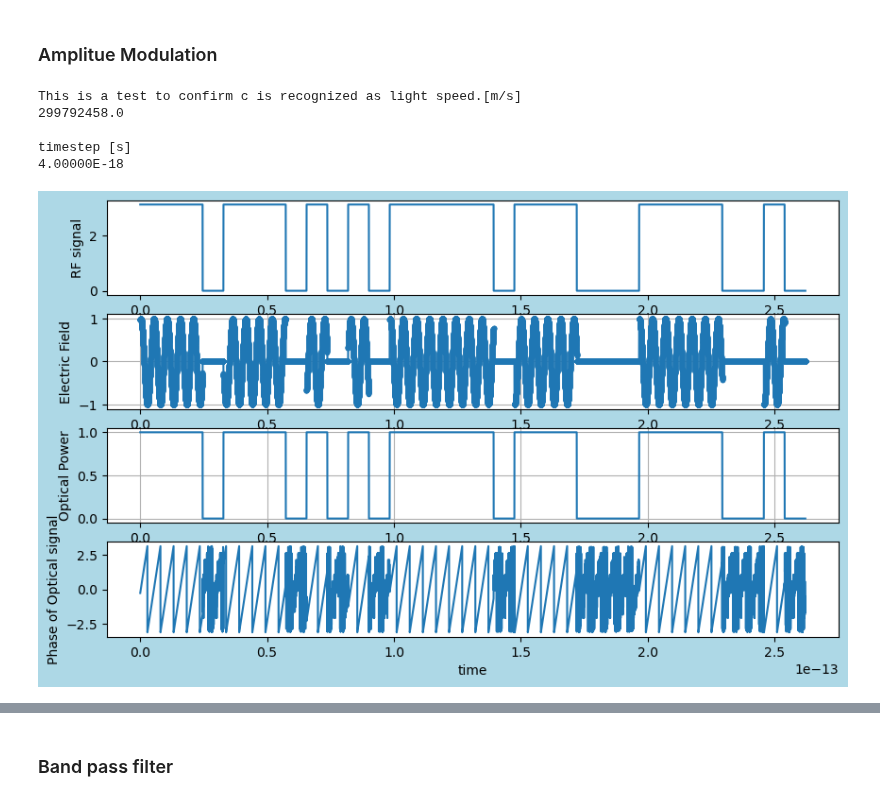
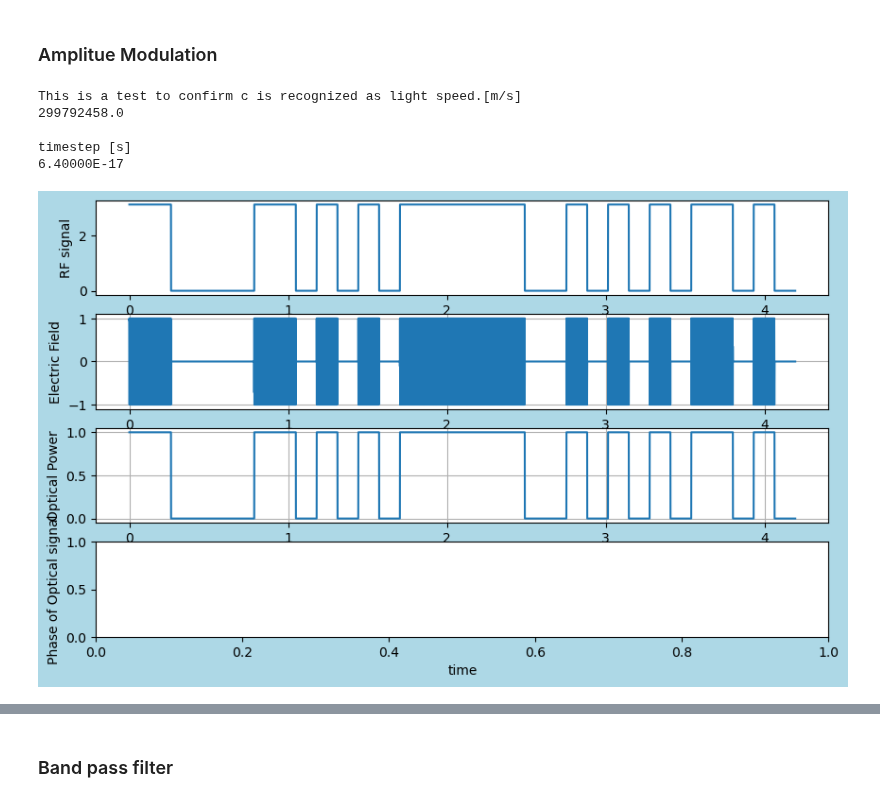
Before and after one commit to tacticstactics/Optical-pulse-broadening, a Jupyter notebook: pulse_broadening_in_optical_filter_main.ipynb, the cells around one changed output, grey strips where cells are left out. Drawn from its saved outputs; the diff is of its cells as text; code cells hidden in the pictures.

```diff
--- a/pulse_broadening_in_optical_filter_main.ipynb
+++ b/pulse_broadening_in_optical_filter_main.ipynb
@@ -15,7 +15,7 @@ from prbs_def import prbs_1, prbs_2
 
 
 samplerate = 2 **16 # Number of Points
-timestep = 4e-18 #[s]
+timestep = 64e-18 #[s]
 
 print("This is a test to confirm c is recognized as light speed.[m/s]")
 print(c)
@@ -27,8 +27,8 @@ print('')
 
 tcol = np.linspace(0.0, timestep * samplerate, samplerate, endpoint=False)
 
-wl1 = 1550e-9
-wl2 = 1550e-9
+wl1 = 550e-9
+wl2 = 550e-9
 
 # If wl1 and wl2 are equal, homodyne. If not, heterodyne.
 
@@ -46,6 +46,9 @@ signalcol = np.zeros(samplerate)
 
 signalcol =prbs_2(samplerate, numberofpointspersymbol = 32) + 0.5*np.pi
 
+opl1 = 2*np.pi * lightfreq1 * tcol # phase of local oscillator [rad]
+opl2 = 2*np.pi * lightfreq2 * tcol + signalcol # Phase of Modulated Light [rad]
+
 
 #Ein1 = np.array([[0.707+0.707j],[-0.707-0.707j]])
 Ein1 = np.array([[0.707+0.707j],[0-0j]])
@@ -53,19 +56,12 @@ Ein1 = np.array([[0.707+0.707j],[0-0j]])
 oplcommon1=100 #Common Path Length 1
 oplcommon2=100 #Common Path Length 2
 
-wl = 1550e-9
 
-opl1 =100
-opl2= 100
 
 PT1 = 0.5 # PT: Power Transmission of first beam splitter
 PT2 = 0.5 # PT: Power Transmission of second beam splitter
 
 
-opl1 = 2*np.pi * lightfreq1 * tcol # phase of local oscillator [rad]
-
-
-opl2 = 2*np.pi * lightfreq2 * tcol + signalcol # Phase of Modulated Light [rad]
 
 
 
@@ -112,13 +108,13 @@ for ii in range(samplerate):
     P1_phase = cmath.phase(Eout_port1)
     P1_phasecol[ii] = P1_phase
 
-    Eout_port_2 = Ein6[1,0]
-    power_22 = (np.abs(Eout_port_2))**2
+    #Eout_port_2 = Ein6[1,0]
 
-    P2_powercol[ii] = power_22
+    #power_22 = (np.abs(Eout_port_2))**2
+    #P2_powercol[ii] = power_22
 
-    P2_phase = cmath.phase(Eout_port_2)
-    P2_phasecol[ii] = P2_phase
+    #P2_phase = cmath.phase(Eout_port_2)
+    #P2_phasecol[ii] = P2_phase
 
 
 
@@ -129,37 +125,37 @@ ax2 = fig.add_subplot(4, 1, 2)
 ax3 = fig.add_subplot(4, 1, 3)
 ax4 = fig.add_subplot(4, 1, 4)
 
 ax1.plot(tcol,signalcol)
 ax1.set_ylabel("RF signal")
 #ax1.set_ylim(-3,3)
 
 #2 Electric Field
-ax2.plot(tcol,np.real(Port1_1_EFcol),'.-')
+ax2.plot(tcol,np.real(Port1_1_EFcol),'-')
 
 ax2.set_ylabel("Electric Field")
 #ax2.set_ylim(0,1.1)
 ax2.grid()
 
 # Power
 ax3.plot(tcol,P1_powercol)
 ax3.set_ylabel("Optical Power")
 
 
 #ax3.set_ylim(-2,2)
 ax3.grid()
 
-ax4.plot(tcol,P1_phasecol)
+#ax4.plot(tcol,P1_phasecol)
 ax4.set_xlabel("time")
 ax4.set_ylabel("Phase of Optical signal")
 
 plt.show()
 # %% [output]
 This is a test to confirm c is recognized as light speed.[m/s]
 299792458.0
 
 timestep [s]
-4.00000E-18
+6.40000E-17
-[figure, old version]
+[figure, new version]
 # %%
 
 N = 2* samplerate
```
Also changed, not shown: parts of 2 cells of this notebook.
